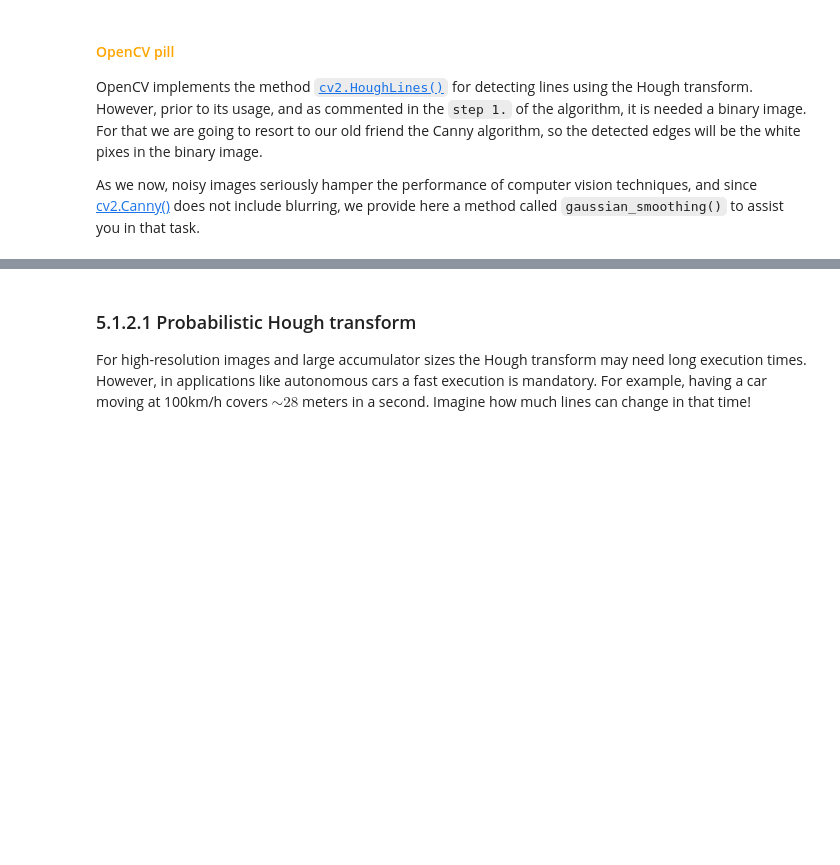
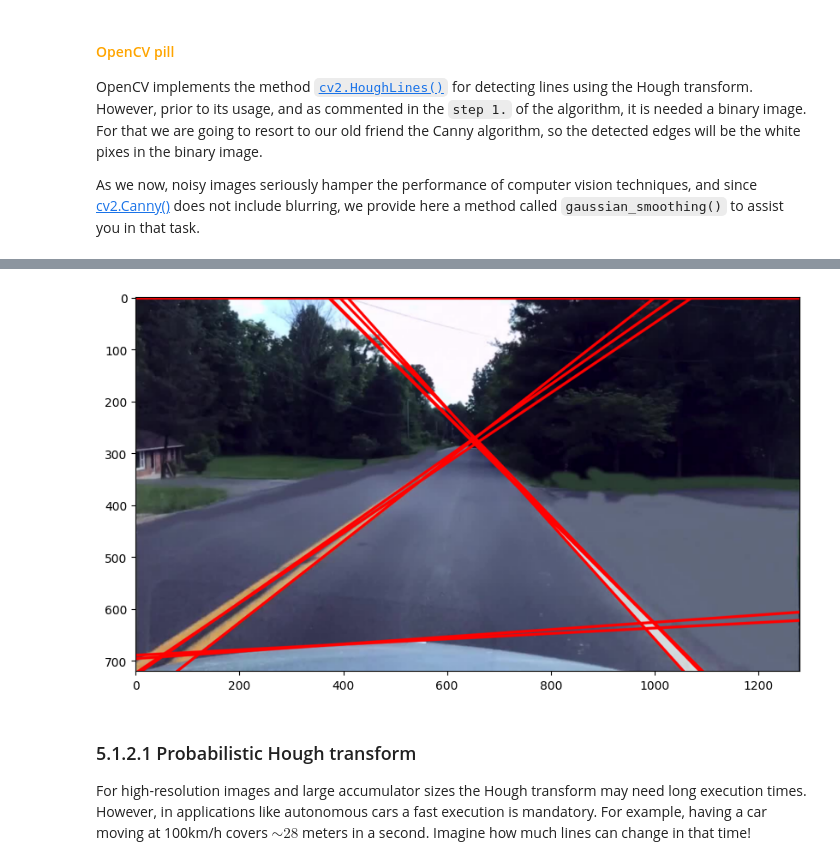
Before and after one commit to angelfdezcivila/uma_cv_2023, a Jupyter notebook: Chapter 05. Image segmentation/5.1 Contour-based techniques.ipynb, the cells around one changed output, grey strips where cells are left out. Saved outputs shown, nothing was run; the diff lists cells and outputs as text; code cells hidden in the pictures; blank space fills up the shorter version.

```diff
--- a/Chapter 05. Image segmentation/5.1 Contour-based techniques.ipynb
+++ b/Chapter 05. Image segmentation/5.1 Contour-based techniques.ipynb
@@ -234,45 +234,48 @@ Try different parameter values until you get something like this:
 # Read the image
 image = cv2.imread(images_path + "car.png",-1)
 
 # Convert to RGB and get gray image
-image = cv2.cvtColor(image, None)
-gray = cv2.cvtColor(image, None)
+image = cv2.cvtColor(image, cv2.COLOR_BGR2RGB)
+gray = cv2.cvtColor(image, cv2.COLOR_RGB2GRAY)
 
 # Blur the gray image
-gray = gaussian_smoothing(None,2,5)
+gray = gaussian_smoothing(gray,2,5)
 
 # Apply Canny algorithm
-edges = cv2.Canny(None,100,200,apertureSize = 3)
+edges = cv2.Canny(gray,100,200,apertureSize = 3)
 
 # Search for lines using Hough transform
-lines = cv2.HoughLines(None, rho=None, theta=None, threshold=None)
+lines = cv2.HoughLines(edges, rho=1, theta=np.pi/180, threshold=150) # valores de rho, theta sacados del enunciado de arriba
+# valor de thresh obtenido acotando de 10 en 10 empezando por 100 hasta llegar a la imagen mostrada arriba
 
 # For each line
 for i in range(0, len(lines)):
 
     # Transform from polar coordinates to cartesian coordinates
-    rho = lines[i][0][None]
-    theta = lines[i][0][None]
+    rho = lines[i][0][0]
+    theta = lines[i][0][1] # Los últimos valores de rho y theta sacados del enlace en el enunciado de arriba
 
-    a = math.cos(None)
-    b = math.sin(None)
+    a = math.cos(theta)
+    b = math.sin(theta)
 
-    x0 = None * None
-    y0 = None * None
+    x0 = rho * a
+    y0 = rho * b
 
     # Get two points in that line
     x1 = int(x0 + 2000*(-b));
     y1 = int(y0 + 2000*(a))
     pt1 = (x1,y1)
     x2 = int(x0 - 2000*(-b))
     y2 = int(y0 - 2000*(a))
     pt2 = (x2,y2)
 
     # Draw the line in the RGB image
-    cv2.line(image, None, None, (255,0,0), 3, cv2.LINE_AA)
+    cv2.line(image, pt1, pt2, (255,0,0), 3, cv2.LINE_AA)
 
 # Show resultant image
 plt.imshow(image);
+# %% [output]
+[figure, added]
 # %% [markdown]
 ### 5.1.2.1 Probabilistic Hough transform
 
```
Also changed, not shown: parts of 2 cells of this notebook, 1 other file.
